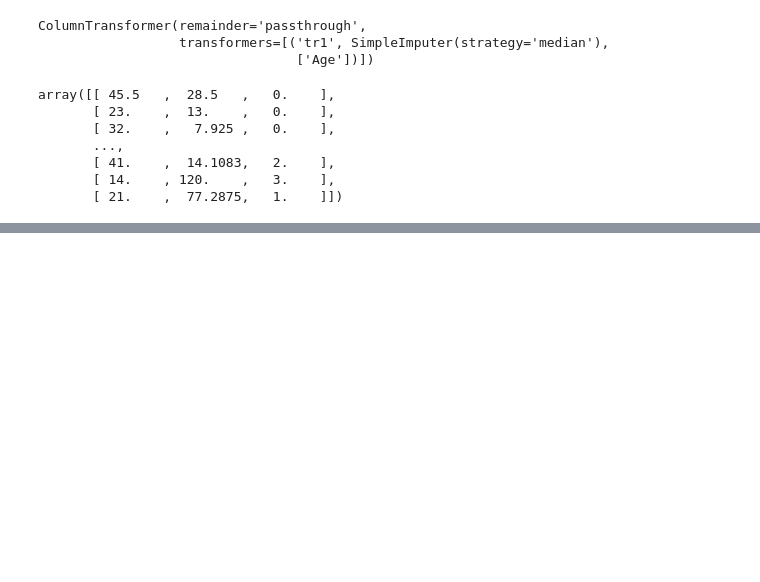
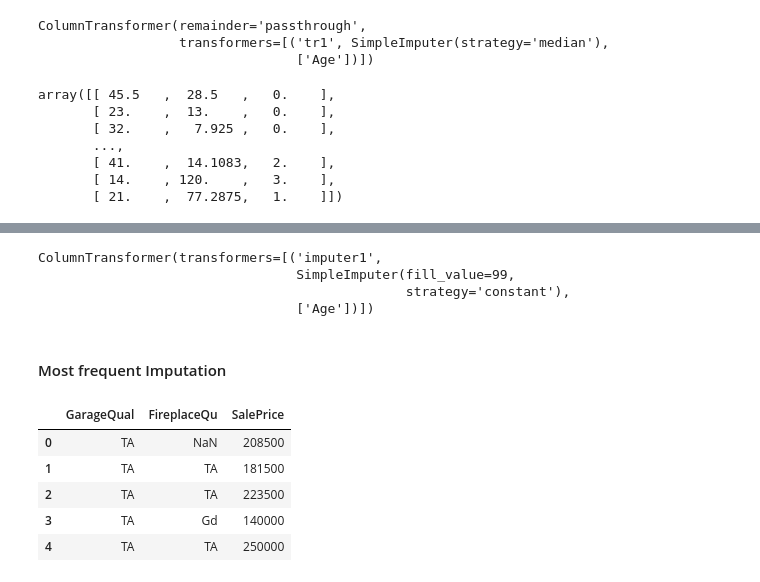
Before and after one commit to Gagan021-5/Jupyter-Notebook, a Jupyter notebook: Numericmissingval.ipynb, the cells around one changed output, grey strips where cells are left out. Cells and saved outputs as stored; diff of their text form; code cells hidden in the pictures; blank space fills up the shorter version.

Commit message:
missingvalues updated "most frequent"

```diff
--- a/Numericmissingval.ipynb
+++ b/Numericmissingval.ipynb
@@ -98,0 +111,7 @@ array([[ 45.5   ,  28.5   ,   0.    ],
+# %%
+trf.fit(x_train)
+# %% [output]
+ColumnTransformer(transformers=[('imputer1',
+                                 SimpleImputer(fill_value=99,
+                                               strategy='constant'),
+                                 ['Age'])])
@@ -98,0 +121,2 @@ array([[ 45.5   ,  28.5   ,   0.    ],
+# %% [markdown]
+#### Most frequent Imputation
@@ -98,0 +125,9 @@ array([[ 45.5   ,  28.5   ,   0.    ],
+# %%
+dt.head()
+# %% [output]
+|  | GarageQual | FireplaceQu | SalePrice |
+| 0 | TA | NaN | 208500 |
+| 1 | TA | TA | 181500 |
+| 2 | TA | TA | 223500 |
+| 3 | TA | Gd | 140000 |
+| 4 | TA | TA | 250000 |
```
Also changed, not shown: parts of 13 cells of this notebook, 1 other file.
